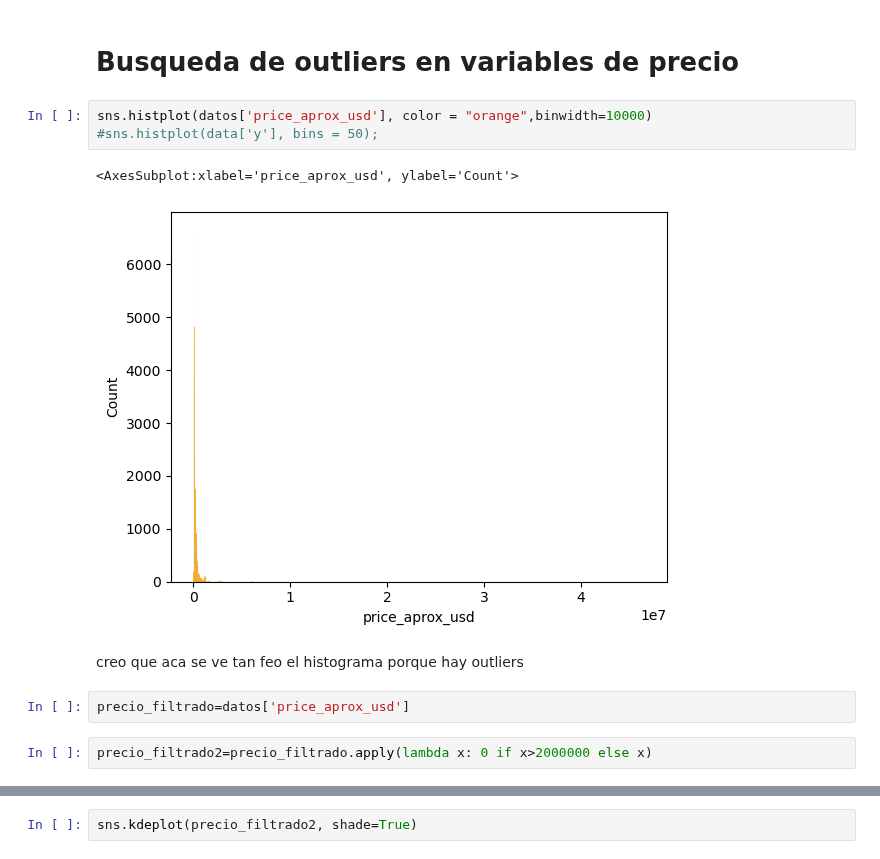
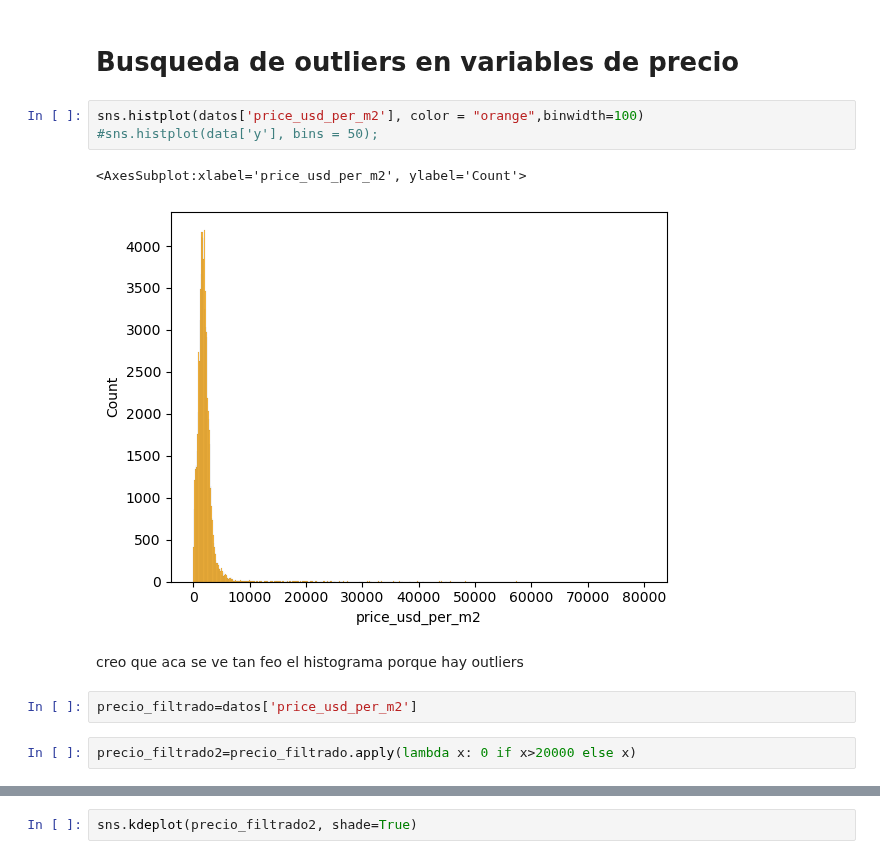
Before and after one commit to Facundo-Peloso/DH-TP-1---Grupo-10, a Jupyter notebook: Main-TP1 copy.ipynb, the cells around one changed output, grey strips where cells are left out. Saved outputs shown, nothing was run; the diff lists cells and outputs as text.

```diff
--- a/Main-TP1 copy.ipynb
+++ b/Main-TP1 copy.ipynb
@@ -979,17 +1000,17 @@ datos = datos.drop(listRosariodrop, axis=0)
 # %% [markdown]
 # Busqueda de outliers en variables de precio
 # %%
-sns.histplot(datos['price_aprox_usd'], color = "orange",binwidth=10000)
+sns.histplot(datos['price_usd_per_m2'], color = "orange",binwidth=100)
 #sns.histplot(data['y'], bins = 50);
 # %% [output]
-<AxesSubplot:xlabel='price_aprox_usd', ylabel='Count'>
+<AxesSubplot:xlabel='price_usd_per_m2', ylabel='Count'>
-[figure, old version]
+[figure, new version]
 # %% [markdown]
 creo que aca se ve tan feo el histograma porque hay outliers
 # %%
-precio_filtrado=datos['price_aprox_usd']
+precio_filtrado=datos['price_usd_per_m2']
 # %%
-precio_filtrado2=precio_filtrado.apply(lambda x: 0 if x>2000000 else x)
+precio_filtrado2=precio_filtrado.apply(lambda x: 0 if x>20000 else x)
 # %%
 sns.histplot(precio_filtrado2, color = "orange")
 # %% [output]
```
Also changed, not shown: parts of 20 cells of this notebook.
